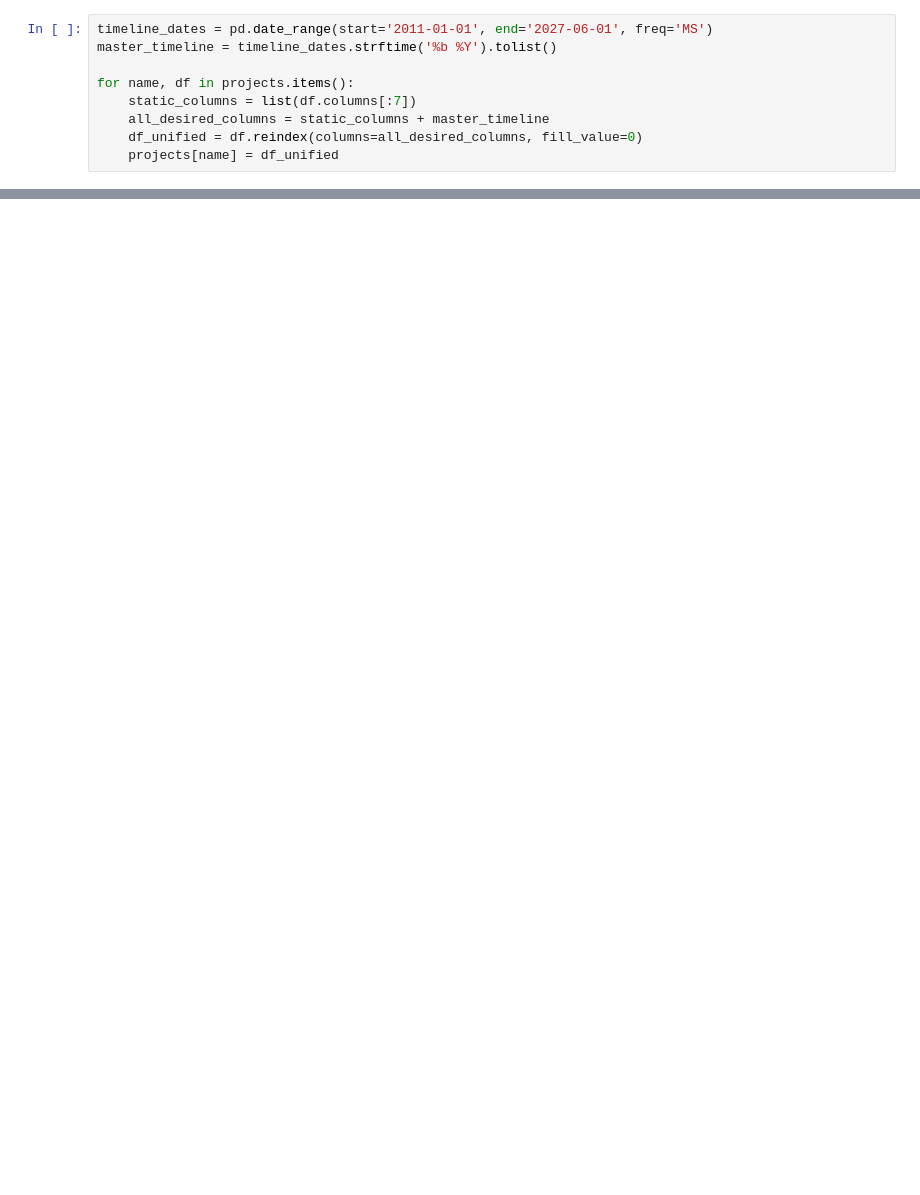
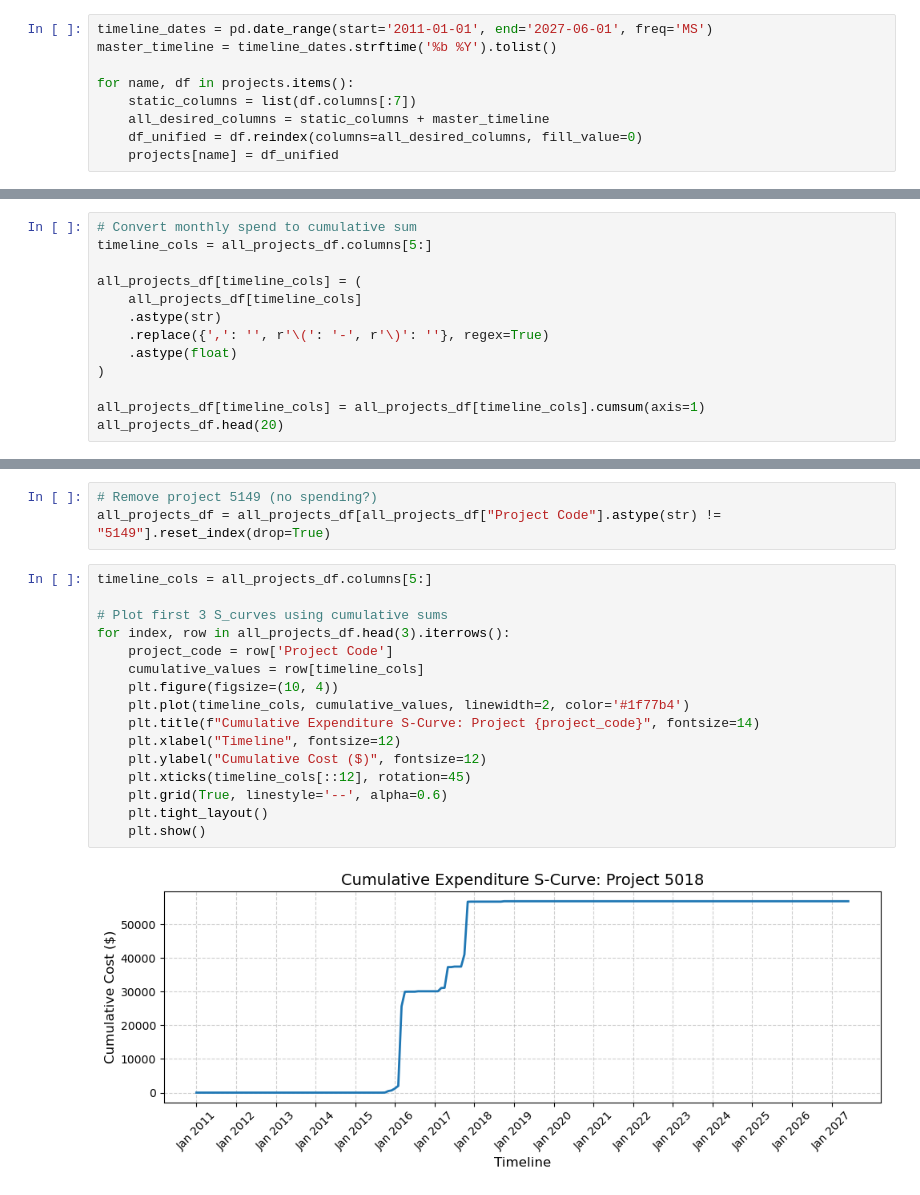
Before and after one commit to tomragus/i4X-CPM-Model-Backend, a Jupyter notebook: drafting_notebook.ipynb, the cells around one changed output, grey strips where cells are left out. Saved outputs shown, nothing was run; the diff lists cells and outputs as text; blank space fills up the shorter version.

```diff
--- a/drafting_notebook.ipynb
+++ b/drafting_notebook.ipynb
@@ -136,0 +92,13 @@ all_projects_df.head(20)
+# %%
+# Convert monthly spend to cumulative sum
+timeline_cols = all_projects_df.columns[5:]
+
+all_projects_df[timeline_cols] = (
+    all_projects_df[timeline_cols]
+    .astype(str)
+    .replace({',': '', r'\(': '-', r'\)': ''}, regex=True)
+    .astype(float)
+)
+
+all_projects_df[timeline_cols] = all_projects_df[timeline_cols].cumsum(axis=1)
+all_projects_df.head(20)
@@ -136,0 +123,21 @@ all_projects_df.head(20)
+# %%
+# Remove project 5149 (no spending?)
+all_projects_df = all_projects_df[all_projects_df["Project Code"].astype(str) != "5149"].reset_index(drop=True)
+# %%
+timeline_cols = all_projects_df.columns[5:]
+
+# Plot first 3 S_curves using cumulative sums
+for index, row in all_projects_df.head(3).iterrows():
+    project_code = row['Project Code']
+    cumulative_values = row[timeline_cols]
+    plt.figure(figsize=(10, 4))
+    plt.plot(timeline_cols, cumulative_values, linewidth=2, color='#1f77b4')
+    plt.title(f"Cumulative Expenditure S-Curve: Project {project_code}", fontsize=14)
+    plt.xlabel("Timeline", fontsize=12)
+    plt.ylabel("Cumulative Cost ($)", fontsize=12)
+    plt.xticks(timeline_cols[::12], rotation=45)
+    plt.grid(True, linestyle='--', alpha=0.6)
+    plt.tight_layout()
+    plt.show()
+# %% [output]
+[figure, added]
```
Also changed, not shown: parts of 12 cells of this notebook.
